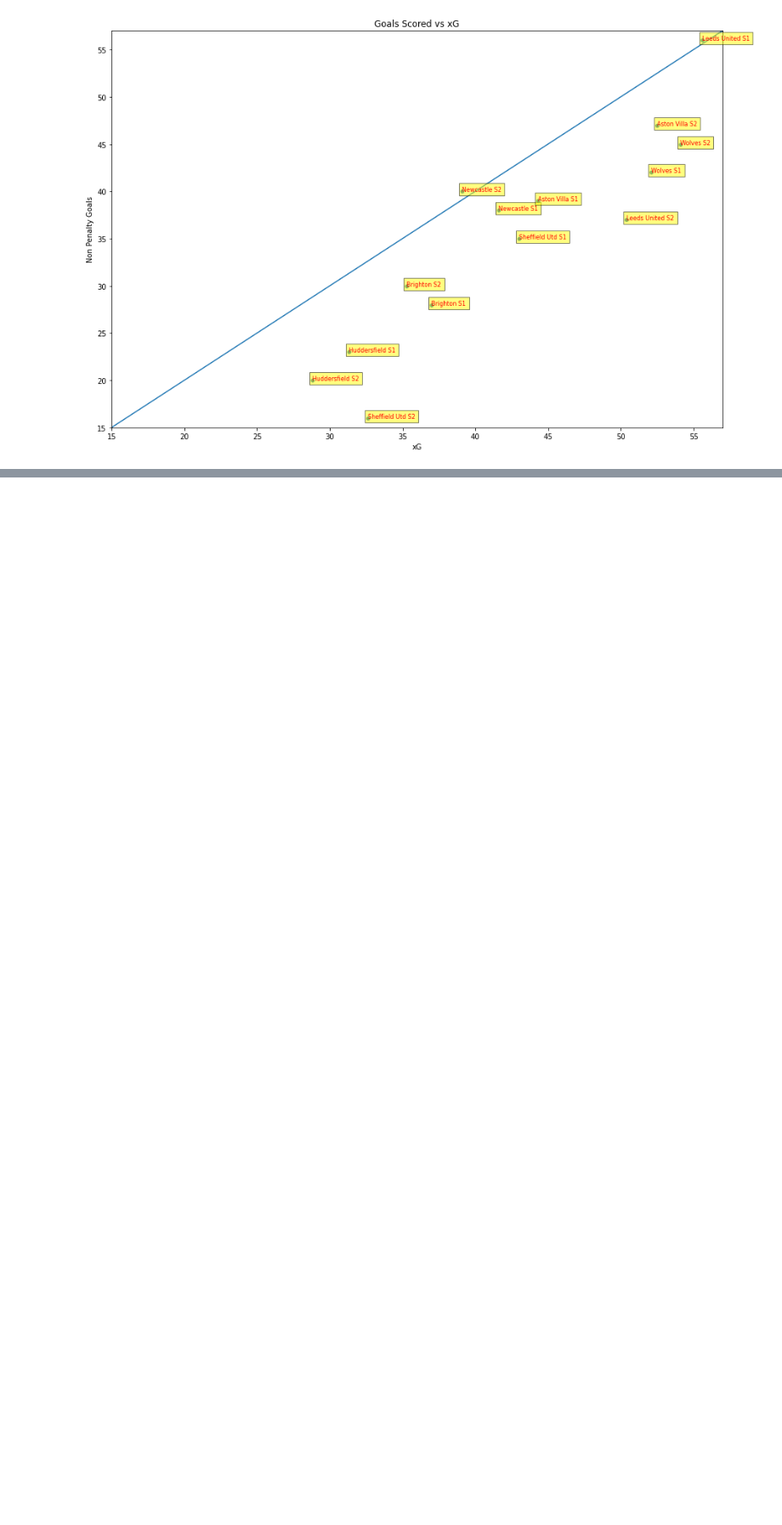
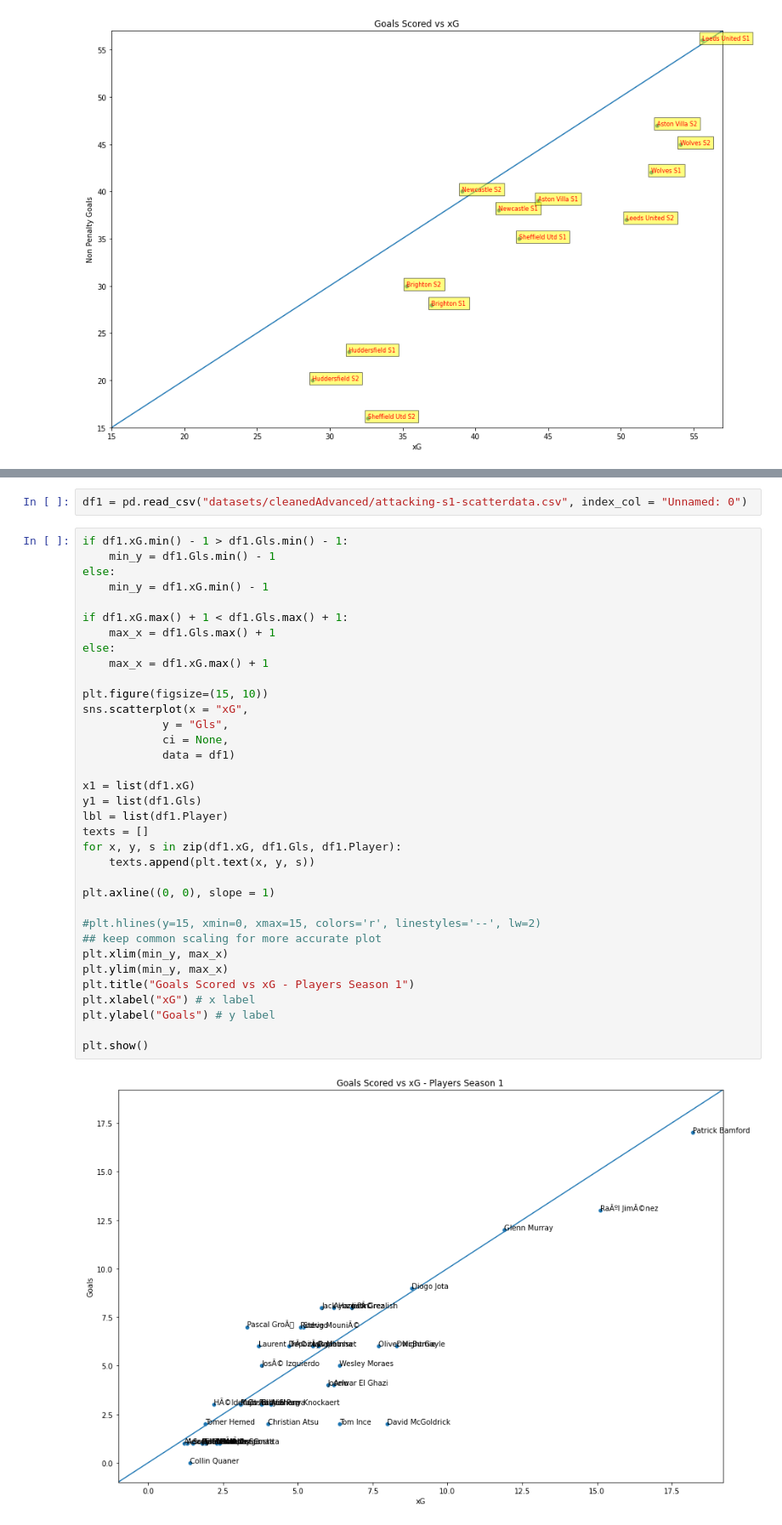
Before and after one commit to kiansweeney11/xg-data-analysis, a Jupyter notebook: scatterplots-over&underperformance.ipynb, the cells around one changed output, grey strips where cells are left out. Shown at 85% size. Cells and saved outputs as stored; diff of their text form; blank space fills up the shorter version.

Commit message:
player-level-scatter

```diff
--- a/scatterplots-over&underperformance.ipynb
+++ b/scatterplots-over&underperformance.ipynb
@@ -141,0 +184,39 @@ plt.show()
+# %%
+df1 = pd.read_csv("datasets/cleanedAdvanced/attacking-s1-scatterdata.csv", index_col = "Unnamed: 0")
+# %%
+if df1.xG.min() - 1 > df1.Gls.min() - 1:
+    min_y = df1.Gls.min() - 1
+else:
+    min_y = df1.xG.min() - 1
+
+if df1.xG.max() + 1 < df1.Gls.max() + 1:
+    max_x = df1.Gls.max() + 1
+else:
+    max_x = df1.xG.max() + 1
+
+plt.figure(figsize=(15, 10))
+sns.scatterplot(x = "xG",
+            y = "Gls",
+            ci = None,
+            data = df1)
+
+x1 = list(df1.xG)
+y1 = list(df1.Gls)
+lbl = list(df1.Player)
+texts = []
+for x, y, s in zip(df1.xG, df1.Gls, df1.Player):
+    texts.append(plt.text(x, y, s))
+
+plt.axline((0, 0), slope = 1)
+
+#plt.hlines(y=15, xmin=0, xmax=15, colors='r', linestyles='--', lw=2)
+## keep common scaling for more accurate plot
+plt.xlim(min_y, max_x)
+plt.ylim(min_y, max_x)
+plt.title("Goals Scored vs xG - Players Season 1")
+plt.xlabel("xG") # x label
+plt.ylabel("Goals") # y label
+
+plt.show()
+# %% [output]
+[figure, added]
```
Also changed, not shown: parts of 3 cells of this notebook.
